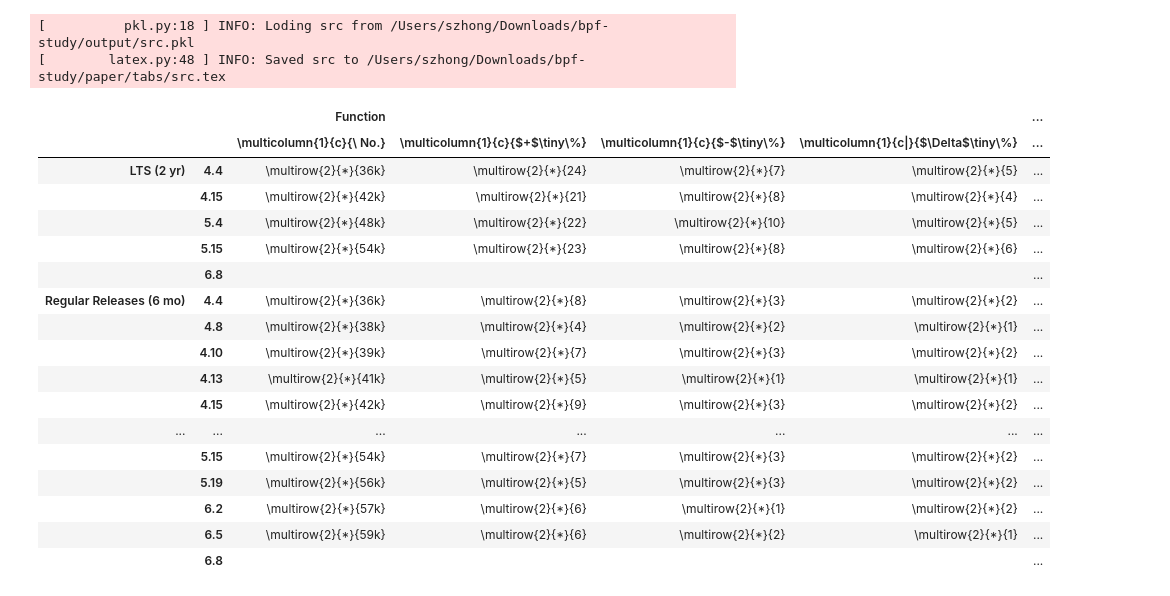
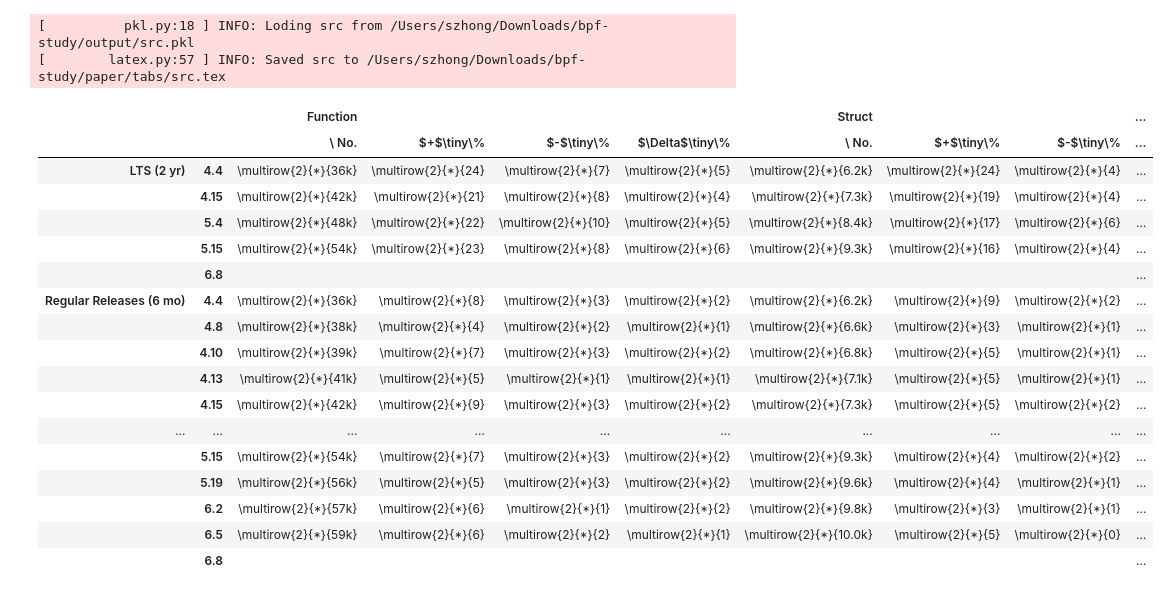
Before and after one commit to ShawnZhong/DepSurf, a Jupyter notebook: 35_src.ipynb, the cells around one changed output. Saved outputs shown, nothing was run; the diff lists cells and outputs as text; code cells hidden in the pictures.

```diff
--- a/35_src.ipynb
+++ b/35_src.ipynb
@@ -10,24 +10,23 @@ from utils import GRAY_DASH, load_pkl, save_latex
 data: DiffResult = load_pkl("src")
 
 
-col_names = {
-    IssueEnum.OLD: r"\multicolumn{1}{c}{\ No.}",
-    IssueEnum.ADD: r"\multicolumn{1}{c}{$+$\tiny\%}",
-    IssueEnum.REMOVE: r"\multicolumn{1}{c}{$-$\tiny\%}",
-    IssueEnum.CHANGE: r"\multicolumn{1}{c|}{$\Delta$\tiny\%}",
+ISSUES = {
+    IssueEnum.OLD: r"\ No.",
+    IssueEnum.ADD: r"$+$\tiny\%",
+    IssueEnum.REMOVE: r"$-$\tiny\%",
+    IssueEnum.CHANGE: r"$\Delta$\tiny\%",
 }
 
-group_names = {
+GROUPS = {
     VersionGroup.LTS: "LTS (2 yr)",
     VersionGroup.REGULAR: "Regular Releases (6 mo)",
-    # VersionGroup.REV: "Revisions for 5.4",
 }
 
 
 results = {}
 
 for (group, pair), diffs in data.items():
-    if group not in group_names:
+    if group not in GROUPS:
         continue
 
     result = {}
@@ -36,61 +35,61 @@ for (group, pair), diffs in data.items():
         if kind == DepKind.SYSCALL:
             continue
 
-        if key not in col_names.keys():
+        if key not in ISSUES.keys():
             continue
 
-        display_key = col_names[key]
+        display_key = ISSUES[key]
 
         if key == "Old":
             old = s
             if kind == DepKind.FUNC:
                 s = f"{s / 1000:.0f}k"
             elif kind == DepKind.STRUCT:
                 s = f"{s / 1000:.1f}k"
         else:
             if s == 0:
                 s = GRAY_DASH
             else:
                 s = f"{s / old * 100:.0f}"
 
         s = r"\multirow{2}{*}{" + str(s) + "}"
         result[(kind, display_key)] = s
 
-    v1 = group.version_to_str(pair.v1)
-    v2 = group.version_to_str(pair.v2)
+    v1 = group.to_str(pair.v1)
+    v2 = group.to_str(pair.v2)
 
-    group_name = group_names[group]
+    group_name = GROUPS[group]
     results[(group_name, v1)] = result
     if pair.v2 == list(group)[-1]:
         results[(group_name, v2)] = {k: "" for k in result.keys()}
 
 
 df = pd.DataFrame(results).T
 
 latex = df.to_latex(multicolumn_format="c|", column_format="cc|rrrr|rrrr|rrrr|rrrr")
 save_latex(latex, "src")
 df
 # %% [output]
 [          pkl.py:18 ] INFO: Loding src from /Users/szhong/Downloads/bpf-study/output/src.pkl
-[        latex.py:48 ] INFO: Saved src to /Users/szhong/Downloads/bpf-study/paper/tabs/src.tex
+[        latex.py:57 ] INFO: Saved src to /Users/szhong/Downloads/bpf-study/paper/tabs/src.tex
-|  |  | Function |  |  |  | ... |
-|  |  | \multicolumn{1}{c}{\ No.} | \multicolumn{1}{c}{$+$\tiny\%} | \multicolumn{1}{c}{$-$\tiny\%} | \multicolumn{1}{c|}{$\Delta$\tiny\%} | ... |
-| LTS (2 yr) | 4.4 | \multirow{2}{*}{36k} | \multirow{2}{*}{24} | \multirow{2}{*}{7} | \multirow{2}{*}{5} | ... |
-|  | 4.15 | \multirow{2}{*}{42k} | \multirow{2}{*}{21} | \multirow{2}{*}{8} | \multirow{2}{*}{4} | ... |
-|  | 5.4 | \multirow{2}{*}{48k} | \multirow{2}{*}{22} | \multirow{2}{*}{10} | \multirow{2}{*}{5} | ... |
-|  | 5.15 | \multirow{2}{*}{54k} | \multirow{2}{*}{23} | \multirow{2}{*}{8} | \multirow{2}{*}{6} | ... |
-|  | 6.8 |  |  |  |  | ... |
-| Regular Releases (6 mo) | 4.4 | \multirow{2}{*}{36k} | \multirow{2}{*}{8} | \multirow{2}{*}{3} | \multirow{2}{*}{2} | ... |
-|  | 4.8 | \multirow{2}{*}{38k} | \multirow{2}{*}{4} | \multirow{2}{*}{2} | \multirow{2}{*}{1} | ... |
-|  | 4.10 | \multirow{2}{*}{39k} | \multirow{2}{*}{7} | \multirow{2}{*}{3} | \multirow{2}{*}{2} | ... |
-|  | 4.13 | \multirow{2}{*}{41k} | \multirow{2}{*}{5} | \multirow{2}{*}{1} | \multirow{2}{*}{1} | ... |
-|  | 4.15 | \multirow{2}{*}{42k} | \multirow{2}{*}{9} | \multirow{2}{*}{3} | \multirow{2}{*}{2} | ... |
-| ... | ... | ... | ... | ... | ... | ... |
-|  | 5.15 | \multirow{2}{*}{54k} | \multirow{2}{*}{7} | \multirow{2}{*}{3} | \multirow{2}{*}{2} | ... |
-|  | 5.19 | \multirow{2}{*}{56k} | \multirow{2}{*}{5} | \multirow{2}{*}{3} | \multirow{2}{*}{2} | ... |
-|  | 6.2 | \multirow{2}{*}{57k} | \multirow{2}{*}{6} | \multirow{2}{*}{1} | \multirow{2}{*}{2} | ... |
-|  | 6.5 | \multirow{2}{*}{59k} | \multirow{2}{*}{6} | \multirow{2}{*}{2} | \multirow{2}{*}{1} | ... |
-|  | 6.8 |  |  |  |  | ... |
+|  |  | Function |  |  |  | Struct |  |  | ... |
+|  |  | \ No. | $+$\tiny\% | $-$\tiny\% | $\Delta$\tiny\% | \ No. | $+$\tiny\% | $-$\tiny\% | ... |
+| LTS (2 yr) | 4.4 | \multirow{2}{*}{36k} | \multirow{2}{*}{24} | \multirow{2}{*}{7} | \multirow{2}{*}{5} | \multirow{2}{*}{6.2k} | \multirow{2}{*}{24} | \multirow{2}{*}{4} | ... |
+|  | 4.15 | \multirow{2}{*}{42k} | \multirow{2}{*}{21} | \multirow{2}{*}{8} | \multirow{2}{*}{4} | \multirow{2}{*}{7.3k} | \multirow{2}{*}{19} | \multirow{2}{*}{4} | ... |
+|  | 5.4 | \multirow{2}{*}{48k} | \multirow{2}{*}{22} | \multirow{2}{*}{10} | \multirow{2}{*}{5} | \multirow{2}{*}{8.4k} | \multirow{2}{*}{17} | \multirow{2}{*}{6} | ... |
+|  | 5.15 | \multirow{2}{*}{54k} | \multirow{2}{*}{23} | \multirow{2}{*}{8} | \multirow{2}{*}{6} | \multirow{2}{*}{9.3k} | \multirow{2}{*}{16} | \multirow{2}{*}{4} | ... |
+|  | 6.8 |  |  |  |  |  |  |  | ... |
+| Regular Releases (6 mo) | 4.4 | \multirow{2}{*}{36k} | \multirow{2}{*}{8} | \multirow{2}{*}{3} | \multirow{2}{*}{2} | \multirow{2}{*}{6.2k} | \multirow{2}{*}{9} | \multirow{2}{*}{2} | ... |
+|  | 4.8 | \multirow{2}{*}{38k} | \multirow{2}{*}{4} | \multirow{2}{*}{2} | \multirow{2}{*}{1} | \multirow{2}{*}{6.6k} | \multirow{2}{*}{3} | \multirow{2}{*}{1} | ... |
+|  | 4.10 | \multirow{2}{*}{39k} | \multirow{2}{*}{7} | \multirow{2}{*}{3} | \multirow{2}{*}{2} | \multirow{2}{*}{6.8k} | \multirow{2}{*}{5} | \multirow{2}{*}{1} | ... |
+|  | 4.13 | \multirow{2}{*}{41k} | \multirow{2}{*}{5} | \multirow{2}{*}{1} | \multirow{2}{*}{1} | \multirow{2}{*}{7.1k} | \multirow{2}{*}{5} | \multirow{2}{*}{1} | ... |
+|  | 4.15 | \multirow{2}{*}{42k} | \multirow{2}{*}{9} | \multirow{2}{*}{3} | \multirow{2}{*}{2} | \multirow{2}{*}{7.3k} | \multirow{2}{*}{5} | \multirow{2}{*}{2} | ... |
+| ... | ... | ... | ... | ... | ... | ... | ... | ... | ... |
+|  | 5.15 | \multirow{2}{*}{54k} | \multirow{2}{*}{7} | \multirow{2}{*}{3} | \multirow{2}{*}{2} | \multirow{2}{*}{9.3k} | \multirow{2}{*}{4} | \multirow{2}{*}{2} | ... |
+|  | 5.19 | \multirow{2}{*}{56k} | \multirow{2}{*}{5} | \multirow{2}{*}{3} | \multirow{2}{*}{2} | \multirow{2}{*}{9.6k} | \multirow{2}{*}{4} | \multirow{2}{*}{1} | ... |
+|  | 6.2 | \multirow{2}{*}{57k} | \multirow{2}{*}{6} | \multirow{2}{*}{1} | \multirow{2}{*}{2} | \multirow{2}{*}{9.8k} | \multirow{2}{*}{3} | \multirow{2}{*}{1} | ... |
+|  | 6.5 | \multirow{2}{*}{59k} | \multirow{2}{*}{6} | \multirow{2}{*}{2} | \multirow{2}{*}{1} | \multirow{2}{*}{10.0k} | \multirow{2}{*}{5} | \multirow{2}{*}{0} | ... |
+|  | 6.8 |  |  |  |  |  |  |  | ... |
 # %%
 import pandas as pd
 
```
Also changed, not shown: parts of 2 cells of this notebook, 6 other files.
